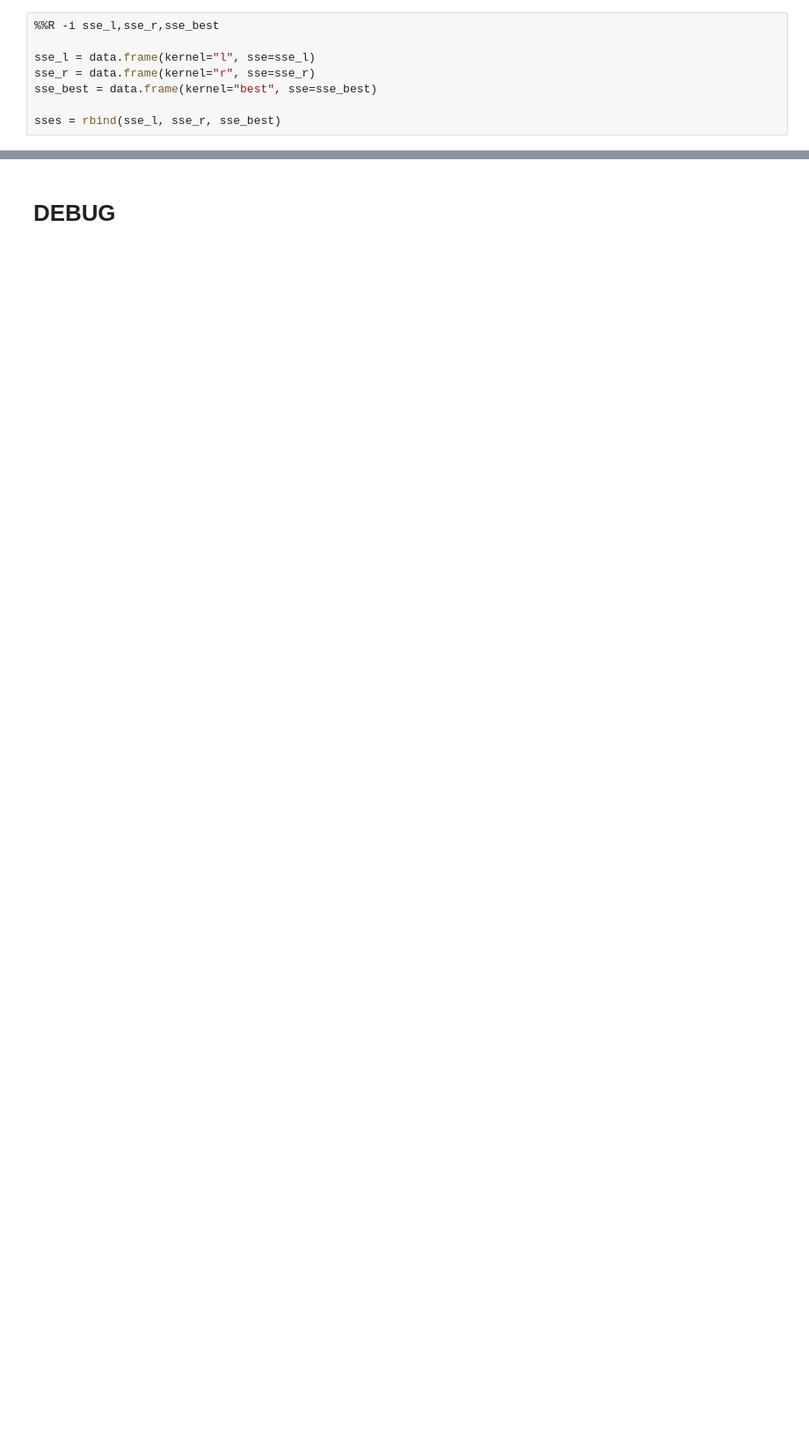
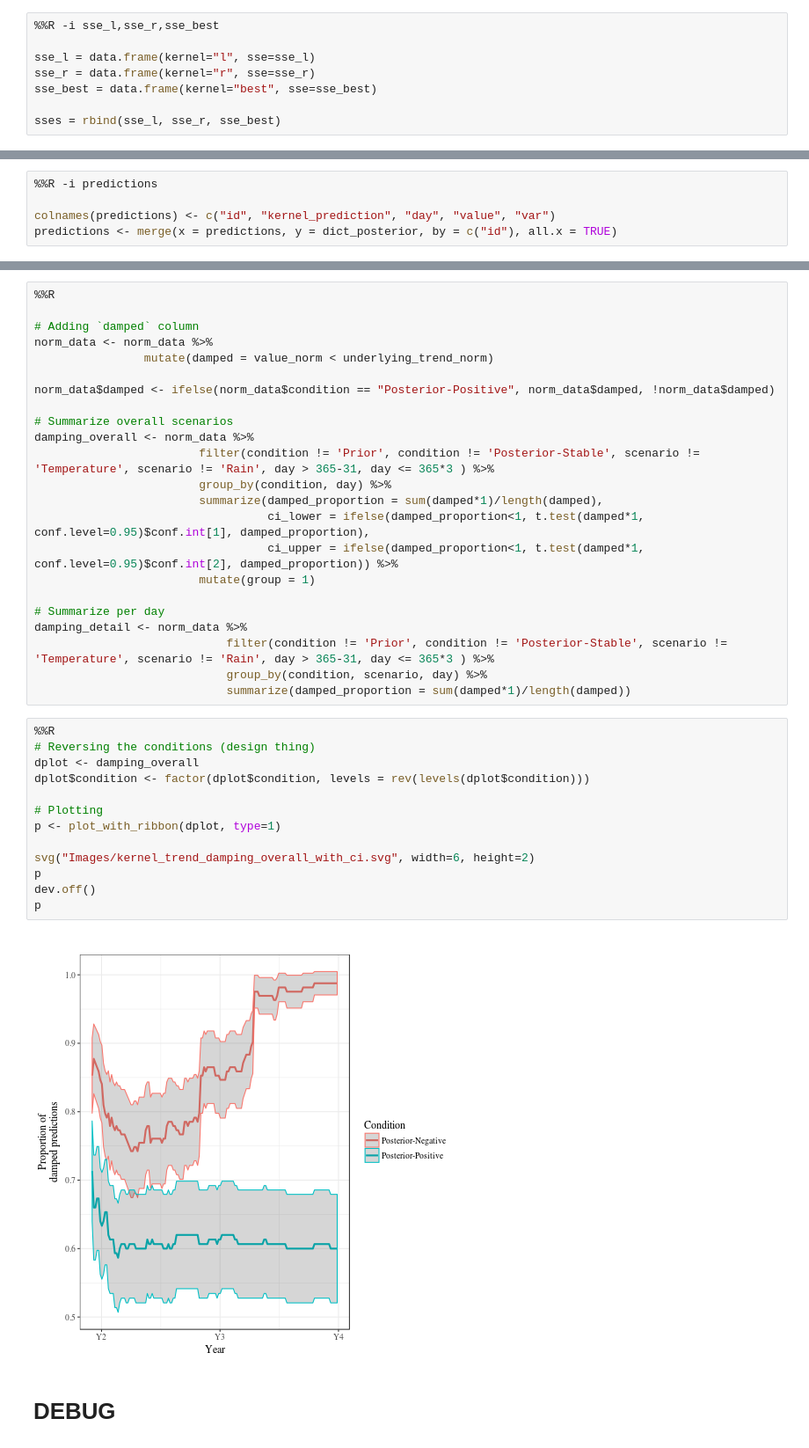
Before and after one commit to ericschulz/compforca, a Jupyter notebook: Data analysis/Compositional Analysis - GPflow.ipynb, the cells around one changed output, grey strips where cells are left out. Shown at 88% size. Drawn from its saved outputs; the diff is of its cells as text; blank space fills up the shorter version.

```diff
--- a/Data analysis/Compositional Analysis - GPflow.ipynb
+++ b/Data analysis/Compositional Analysis - GPflow.ipynb
@@ -631,0 +699,5 @@ Calculate the SSE for every prediction
+# %%
+%%R -i predictions
+
+colnames(predictions) <- c("id", "kernel_prediction", "day", "value", "var")
+predictions <- merge(x = predictions, y = dict_posterior, by = c("id"), all.x = TRUE)
@@ -632,2 +868,40 @@ Calculate the SSE for every prediction
+# %%
+%%R
+
+# Adding `damped` column
+norm_data <- norm_data %>%
+                mutate(damped = value_norm < underlying_trend_norm)
+
+norm_data$damped <- ifelse(norm_data$condition == "Posterior-Positive", norm_data$damped, !norm_data$damped)
+
+# Summarize overall scenarios
+damping_overall <- norm_data %>%
+                        filter(condition != 'Prior', condition != 'Posterior-Stable', scenario != 'Temperature', scenario != 'Rain', day > 365-31, day <= 365*3 ) %>%
+                        group_by(condition, day) %>%
+                        summarize(damped_proportion = sum(damped*1)/length(damped),
+                                  ci_lower = ifelse(damped_proportion<1, t.test(damped*1, conf.level=0.95)$conf.int[1], damped_proportion),
+                                  ci_upper = ifelse(damped_proportion<1, t.test(damped*1, conf.level=0.95)$conf.int[2], damped_proportion)) %>%
+                        mutate(group = 1)
+
+# Summarize per day
+damping_detail <- norm_data %>%
+                            filter(condition != 'Prior', condition != 'Posterior-Stable', scenario != 'Temperature', scenario != 'Rain', day > 365-31, day <= 365*3 ) %>%
+                            group_by(condition, scenario, day) %>%
+                            summarize(damped_proportion = sum(damped*1)/length(damped))
+# %%
+%%R
+# Reversing the conditions (design thing)
+dplot <- damping_overall
+dplot$condition <- factor(dplot$condition, levels = rev(levels(dplot$condition)))
+
+# Plotting
+p <- plot_with_ribbon(dplot, type=1)
+
+svg("Images/kernel_trend_damping_overall_with_ci.svg", width=6, height=2)
+p
+dev.off()
+p
+# %% [output]
+[figure, added]
 # %% [markdown]
 # DEBUG
```
Also changed, not shown: parts of 27 cells of this notebook, 2 other files.
